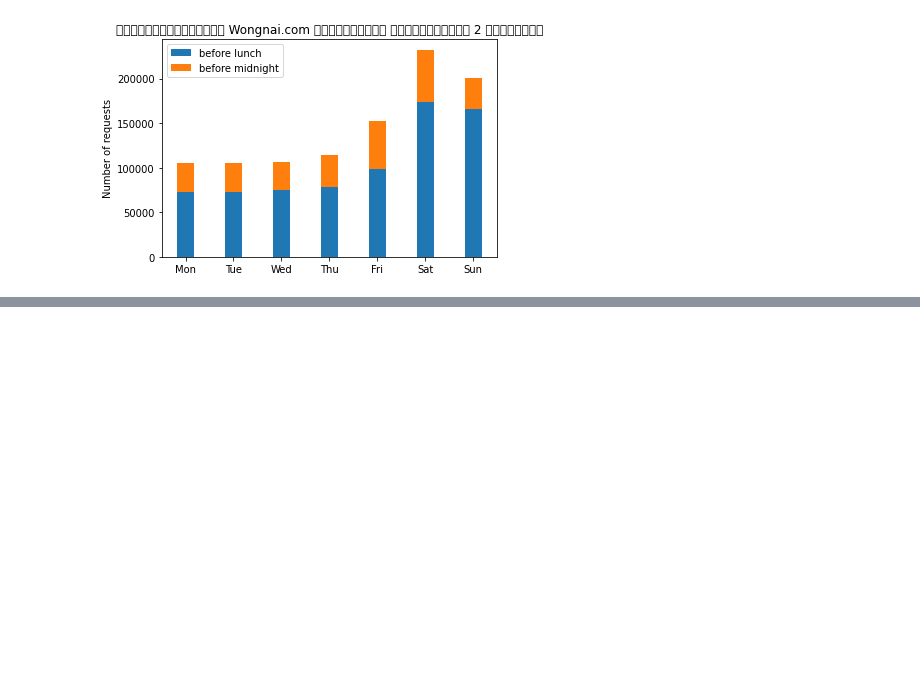
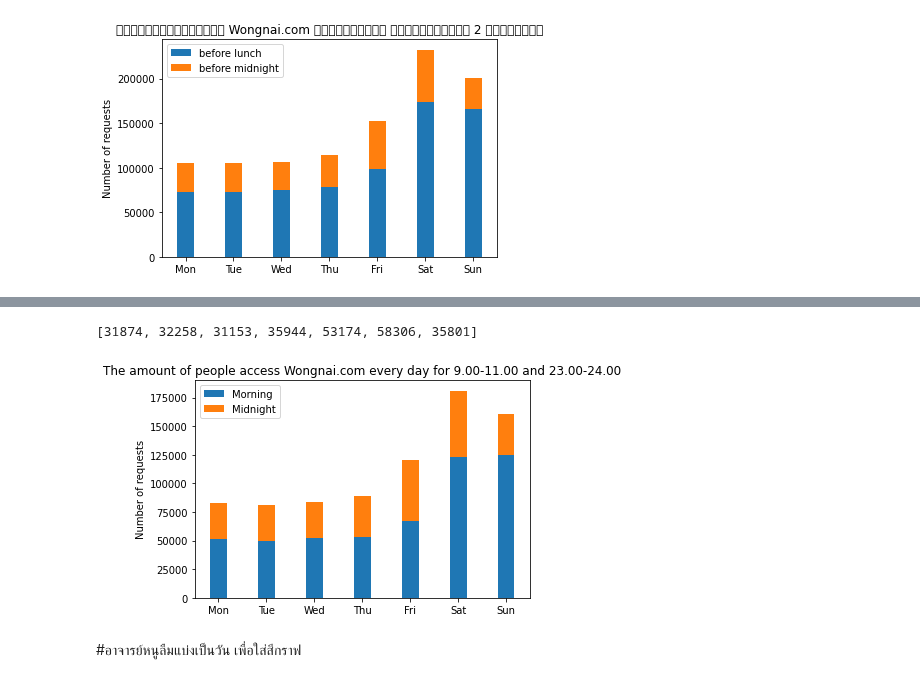
Before and after one commit to Kggzzz/data_viz, a Jupyter notebook: Visualize_Data_Comparison.ipynb, the cells around one changed output, grey strips where cells are left out. Drawn from its saved outputs; the diff is of its cells as text; code cells hidden in the pictures; blank space fills up the shorter version.

```diff
--- a/Visualize_Data_Comparison.ipynb
+++ b/Visualize_Data_Comparison.ipynb
@@ -186,0 +193,10 @@ plt.show()
+# %%
+Morning = [data[(data['search_timestamp'].dt.dayofweek == 0)&(data['search_timestamp'].dt.time < time(hour=11))&(data['search_timestamp'].dt.time >= time(hour=10))].shape[0],
+           data[(data['search_timestamp'].dt.dayofweek == 1)&(data['search_timestamp'].dt.time < time(hour=11))&(data['search_timestamp'].dt.time >= time(hour=10))].shape[0],
+           data[(data['search_timestamp'].dt.dayofweek == 2)&(data['search_timestamp'].dt.time < time(hour=11))&(data['search_timestamp'].dt.time >= time(hour=10))].shape[0],
+           data[(data['search_timestamp'].dt.dayofweek == 3)&(data['search_timestamp'].dt.time < time(hour=11))&(data['search_timestamp'].dt.time >= time(hour=10))].shape[0],
+           data[(data['search_timestamp'].dt.dayofweek == 4)&(data['search_timestamp'].dt.time < time(hour=11))&(data['search_timestamp'].dt.time >= time(hour=10))].shape[0],
+           data[(data['search_timestamp'].dt.dayofweek == 5)&(data['search_timestamp'].dt.time < time(hour=11))&(data['search_timestamp'].dt.time >= time(hour=10))].shape[0],
+           data[(data['search_timestamp'].dt.dayofweek == 6)&(data['search_timestamp'].dt.time < time(hour=11))&(data['search_timestamp'].dt.time >= time(hour=10))].shape[0]
+                         ]
+#ช่วงเวลา Morning = 9:00-12:00
@@ -186,0 +205,12 @@ plt.show()
+# %%
+midnight = [data[(data['search_timestamp'].dt.dayofweek == 0)&(data['search_timestamp'].dt.time >= time(hour=23))].shape[0],
+           data[(data['search_timestamp'].dt.dayofweek == 1)&(data['search_timestamp'].dt.time >= time(hour=23))].shape[0],
+           data[(data['search_timestamp'].dt.dayofweek == 2)&(data['search_timestamp'].dt.time >= time(hour=23))].shape[0],
+           data[(data['search_timestamp'].dt.dayofweek == 3)&(data['search_timestamp'].dt.time >= time(hour=23))].shape[0],
+           data[(data['search_timestamp'].dt.dayofweek == 4)&(data['search_timestamp'].dt.time >= time(hour=23))].shape[0],
+           data[(data['search_timestamp'].dt.dayofweek == 5)&(data['search_timestamp'].dt.time >= time(hour=23))].shape[0],
+           data[(data['search_timestamp'].dt.dayofweek == 6)&(data['search_timestamp'].dt.time >= time(hour=23))].shape[0]
+                         ]
+midnight
+# %% [output]
+[31874, 32258, 31153, 35944, 53174, 58306, 35801]
@@ -186,0 +233,20 @@ plt.show()
+# %%
+import matplotlib.pyplot as plt
+
+width = 0.35       # the width of the bars: can also be len(x) sequence
+
+fig, ax = plt.subplots()
+
+ax.bar(labels, Morning, width, label='Morning')
+ax.bar(labels, midnight, width, bottom=Morning, label='Midnight')
+#bottom คือเรากำหนดได้ว่ากราฟอีค่าข้อมูล จะเริ่มจากตรงไหนของข้อมูลเก่า
+
+ax.set_ylabel('Number of requests')
+ax.set_title('The amount of people access Wongnai.com every day for 9.00-11.00 and 23.00-24.00')
+ax.legend()
+
+plt.show()
+# %% [output]
+[figure, added]
+# %% [markdown]
+#อาจารย์หนูลืมแบ่งเป็นวัน เพื่อใส่สีกราฟ
```
Also changed, not shown: parts of 6 cells of this notebook.
